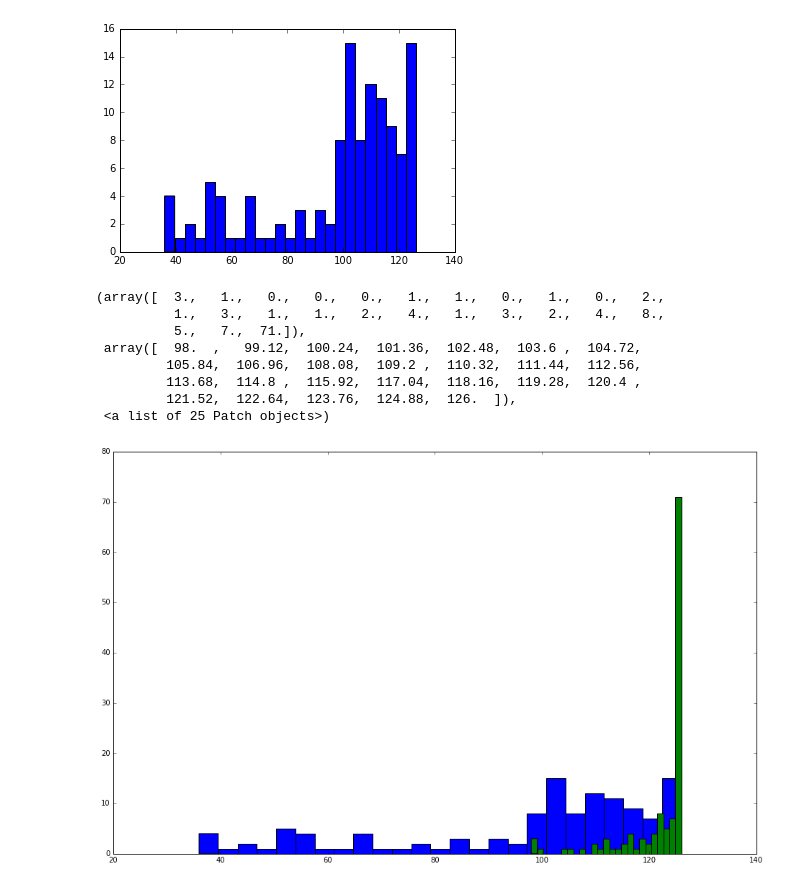
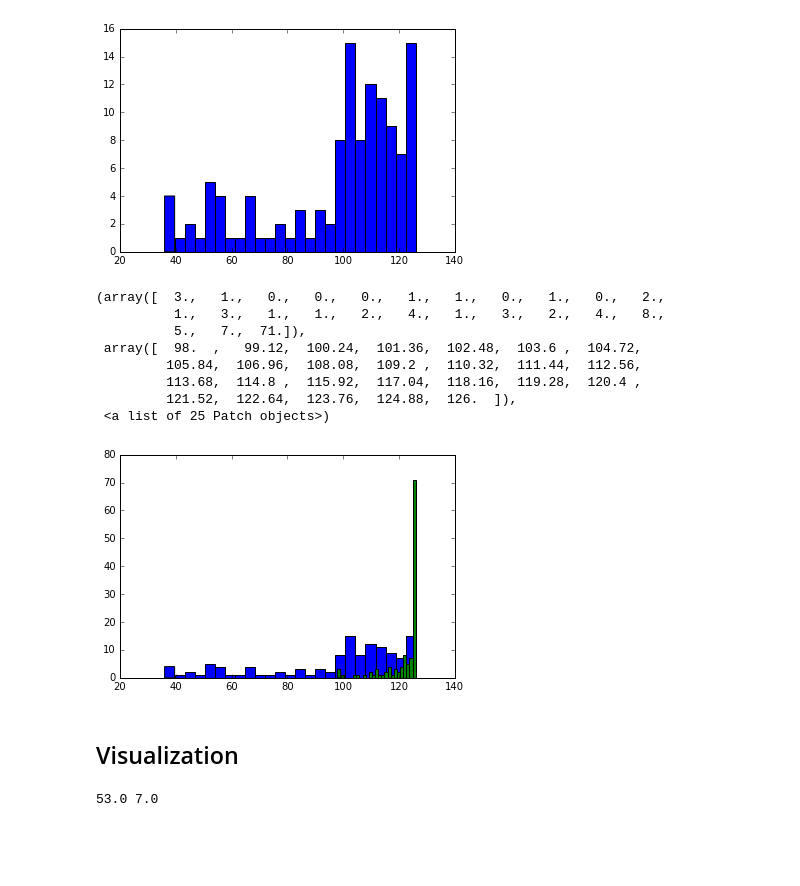
Before and after one commit to Avidereta/dl_project, a Jupyter notebook: preprocess_cityscapes.ipynb, the cells around one changed output. Drawn from its saved outputs; the diff is of its cells as text; code cells hidden in the pictures; blank space fills up the shorter version.

Commit message:
ADD: visualization

```diff
--- a/preprocess_cityscapes.ipynb
+++ b/preprocess_cityscapes.ipynb
@@ -137,16 +142,23 @@ plt.hist(max_disps_excl, bins=25)
  <a list of 25 Patch objects>)
 [figure]
 # %%
-plt.figure(figsize=(16, 10))
 plt.hist(max_disps_excl, bins=25)
 plt.hist(max_disps, bins=25)
 # %% [output]
 (array([  3.,   1.,   0.,   0.,   0.,   1.,   1.,   0.,   1.,   0.,   2.,
           1.,   3.,   1.,   1.,   2.,   4.,   1.,   3.,   2.,   4.,   8.,
           5.,   7.,  71.]),
  array([  98.  ,   99.12,  100.24,  101.36,  102.48,  103.6 ,  104.72,
          105.84,  106.96,  108.08,  109.2 ,  110.32,  111.44,  112.56,
          113.68,  114.8 ,  115.92,  117.04,  118.16,  119.28,  120.4 ,
          121.52,  122.64,  123.76,  124.88,  126.  ]),
  <a list of 25 Patch objects>)
-[figure, old version]
+[figure, new version]
+# %% [markdown]
+## Visualization
+# %%
+pred_disp = np.percentile(disp, 80)
+error = pred_disp//7
+print pred_disp, error
+# %% [output]
+53.0 7.0
```
Also changed, not shown: parts of 12 cells of this notebook, 3 other files.
